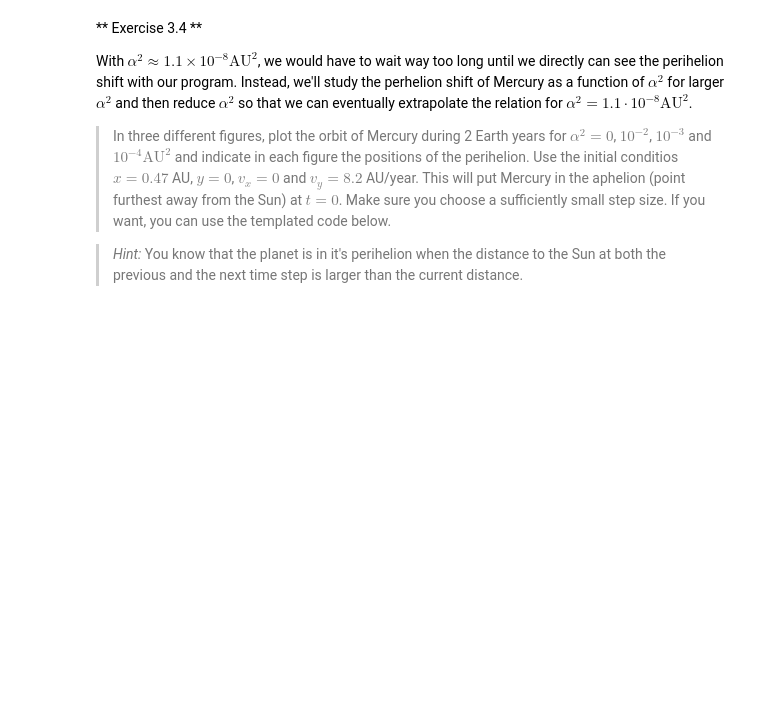
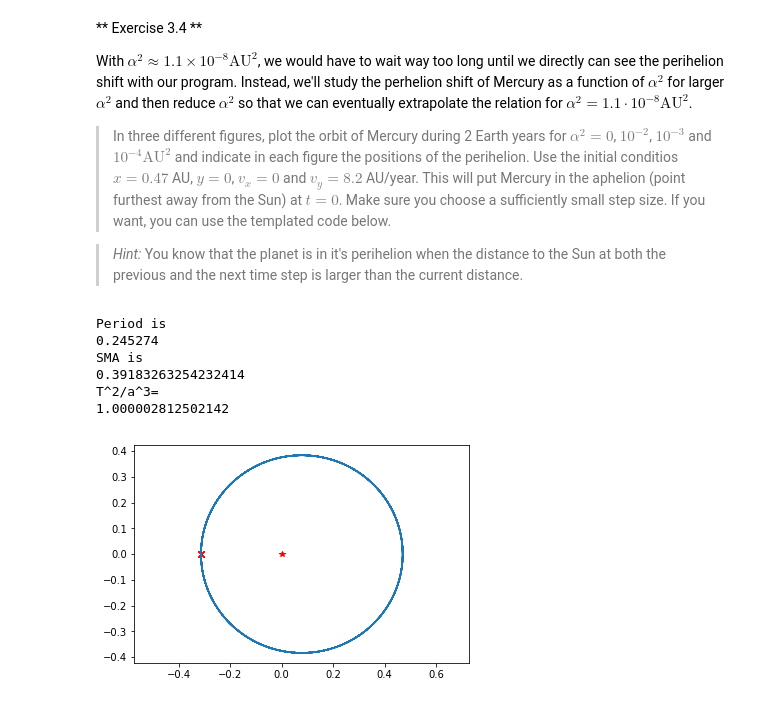
Before and after one commit to joonathann/Flervariabel-1, a Jupyter notebook: ex3.ipynb, the cells around one changed output. Saved outputs shown, nothing was run; the diff lists cells and outputs as text; code cells hidden in the pictures; blank space fills up the shorter version.

```diff
--- a/ex3.ipynb
+++ b/ex3.ipynb
@@ -34,36 +52,3 @@ For all planets in our solar system except for Mercury, the corrections from Gen
-# %%
-import math
-import numpy as np
-
-class PlanetGR:
-
-    k=4.*math.pi**2
-
-    def __init__(self,x,y,vx,vy,alpha2):
-        # Complete in exercise 3.3
-
-    # Returns distance in AU from the planet to the Sun.
-    def getR(self):
-        return math.sqrt(self.x**2 + self.y**2)
-
-    # Returns the angle between the position of the planet and the positive
-    # x-axis in the range [0, 2 pi)
-    def getAngle(self):
-        x = self.x
-        y = self.y
-        theta = math.atan2(y,x)
-        if theta<0:
-            theta += 2.*math.pi
-        return theta
-
-    # Update the position and velocity of the planet using the Euler-Cramer
-    # scheme taking into account first order corrections from General Relativity
-    def doTimeStep(self,dt):
-        # Complete in exercise 3.3
-
-    # Returns the precession rate of the perihelion in units of radians per year
-    def getPerihelionAngularVelocity(self,dt):
-        # Complete in exercise 3.6
 # %% [markdown]
 ** Exercise 3.4 **
 
@@ -119,0 +121,13 @@ for a2 in alpha2:
+# %%
+# alpha^2 = 0
+mercury1 = PlanetGR(0.47,0,0,8.2,0)
+mercury1.orbitPlot(0.000001,2, True)
+plt.show()
+# %% [output]
+Period is
+0.245274
+SMA is
+0.39183263254232414
+T^2/a^3=
+1.000002812502142
+[figure, added]
```
Also changed, not shown: parts of 6 cells of this notebook.
